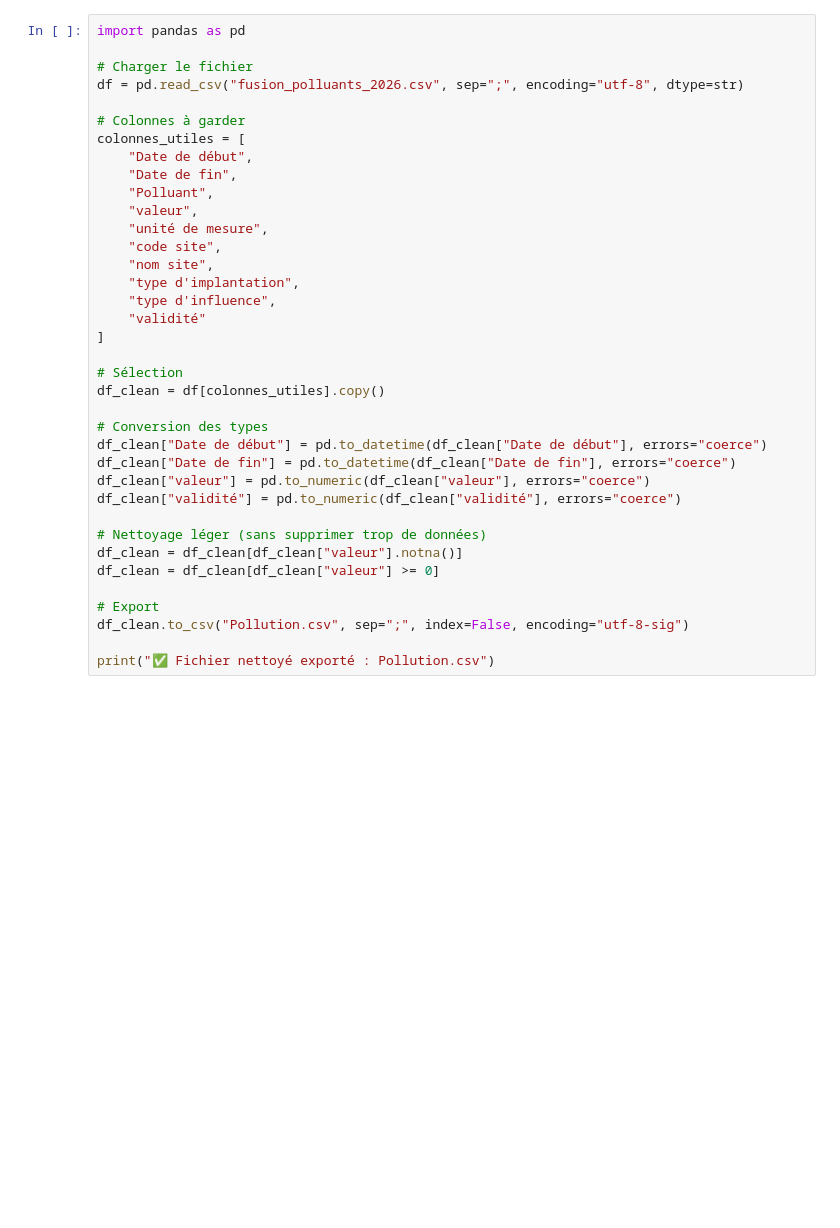
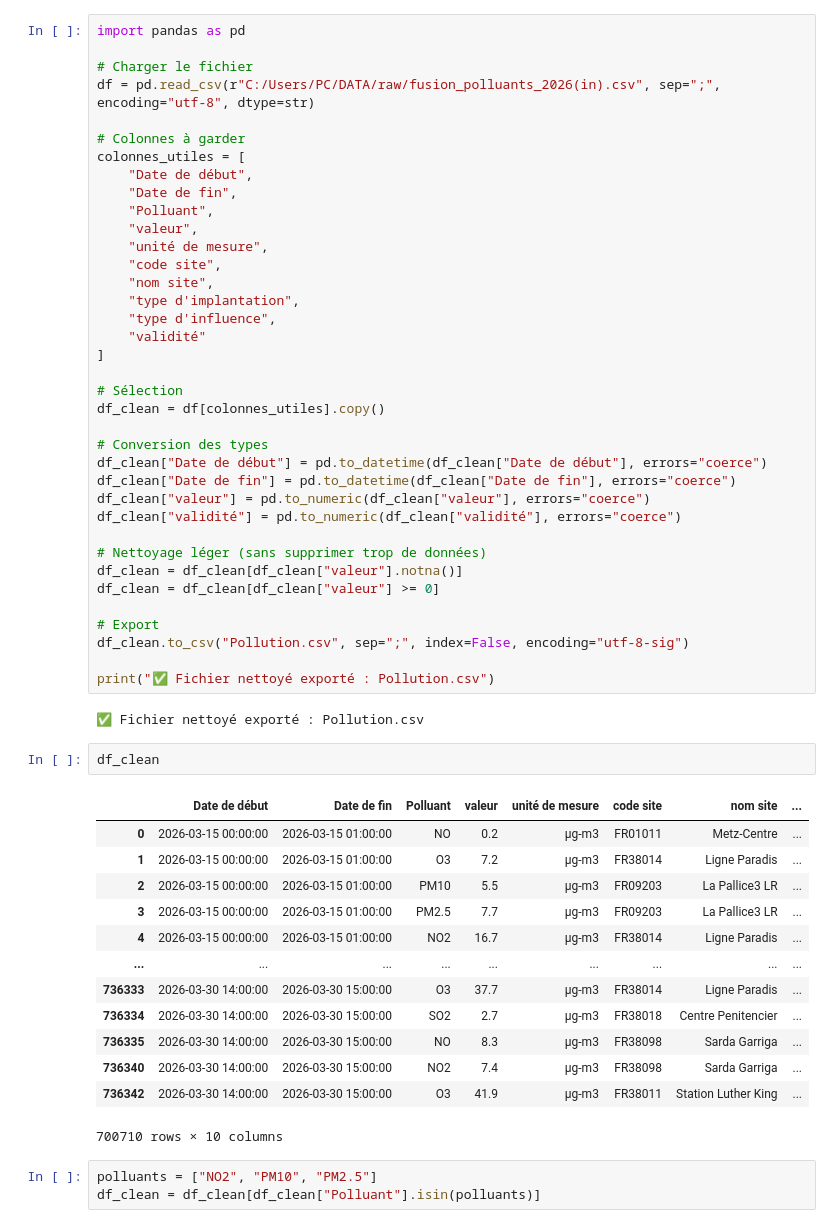
Before and after one commit to Challenge-48HYnov/DATA, a Jupyter notebook: scripts/pollution.ipynb, the cells around one changed output. Saved outputs shown, nothing was run; the diff lists cells and outputs as text; blank space fills up the shorter version.

```diff
--- a/scripts/pollution.ipynb
+++ b/scripts/pollution.ipynb
@@ -2,7 +2,7 @@
 import pandas as pd
 
 # Charger le fichier
-df = pd.read_csv("fusion_polluants_2026.csv", sep=";", encoding="utf-8", dtype=str)
+df = pd.read_csv(r"C:/Users/PC/DATA/raw/fusion_polluants_2026(in).csv", sep=";", encoding="utf-8", dtype=str)
 
 # Colonnes à garder
 colonnes_utiles = [
@@ -35,3 +35,24 @@ df_clean = df_clean[df_clean["valeur"] >= 0]
 df_clean.to_csv("Pollution.csv", sep=";", index=False, encoding="utf-8-sig")
 
 print("✅ Fichier nettoyé exporté : Pollution.csv")
+# %% [output]
+✅ Fichier nettoyé exporté : Pollution.csv
+# %%
+df_clean
+# %% [output]
+|  | Date de début | Date de fin | Polluant | valeur | unité de mesure | code site | nom site | ... |
+| 0 | 2026-03-15 00:00:00 | 2026-03-15 01:00:00 | NO | 0.2 | µg-m3 | FR01011 | Metz-Centre | ... |
+| 1 | 2026-03-15 00:00:00 | 2026-03-15 01:00:00 | O3 | 7.2 | µg-m3 | FR38014 | Ligne Paradis | ... |
+| 2 | 2026-03-15 00:00:00 | 2026-03-15 01:00:00 | PM10 | 5.5 | µg-m3 | FR09203 | La Pallice3 LR | ... |
+| 3 | 2026-03-15 00:00:00 | 2026-03-15 01:00:00 | PM2.5 | 7.7 | µg-m3 | FR09203 | La Pallice3 LR | ... |
+| 4 | 2026-03-15 00:00:00 | 2026-03-15 01:00:00 | NO2 | 16.7 | µg-m3 | FR38014 | Ligne Paradis | ... |
+| ... | ... | ... | ... | ... | ... | ... | ... | ... |
+| 736333 | 2026-03-30 14:00:00 | 2026-03-30 15:00:00 | O3 | 37.7 | µg-m3 | FR38014 | Ligne Paradis | ... |
+| 736334 | 2026-03-30 14:00:00 | 2026-03-30 15:00:00 | SO2 | 2.7 | µg-m3 | FR38018 | Centre Penitencier | ... |
+| 736335 | 2026-03-30 14:00:00 | 2026-03-30 15:00:00 | NO | 8.3 | µg-m3 | FR38098 | Sarda Garriga | ... |
+| 736340 | 2026-03-30 14:00:00 | 2026-03-30 15:00:00 | NO2 | 7.4 | µg-m3 | FR38098 | Sarda Garriga | ... |
+| 736342 | 2026-03-30 14:00:00 | 2026-03-30 15:00:00 | O3 | 41.9 | µg-m3 | FR38011 | Station Luther King | ... |
+700710 rows × 10 columns
+# %%
+polluants = ["NO2", "PM10", "PM2.5"]
+df_clean = df_clean[df_clean["Polluant"].isin(polluants)]
```
Also changed, not shown: parts of 17 cells of this notebook, 5 other files.
